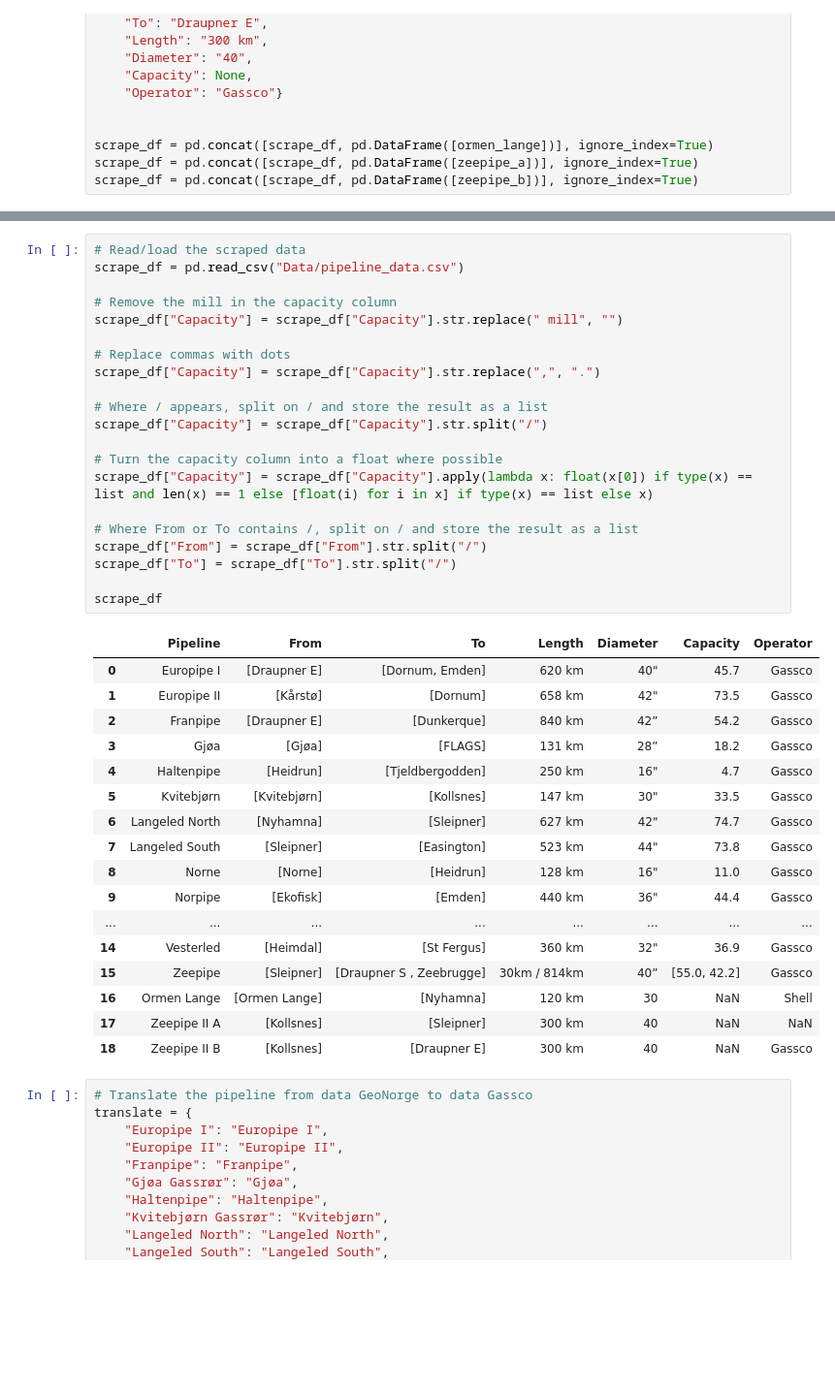
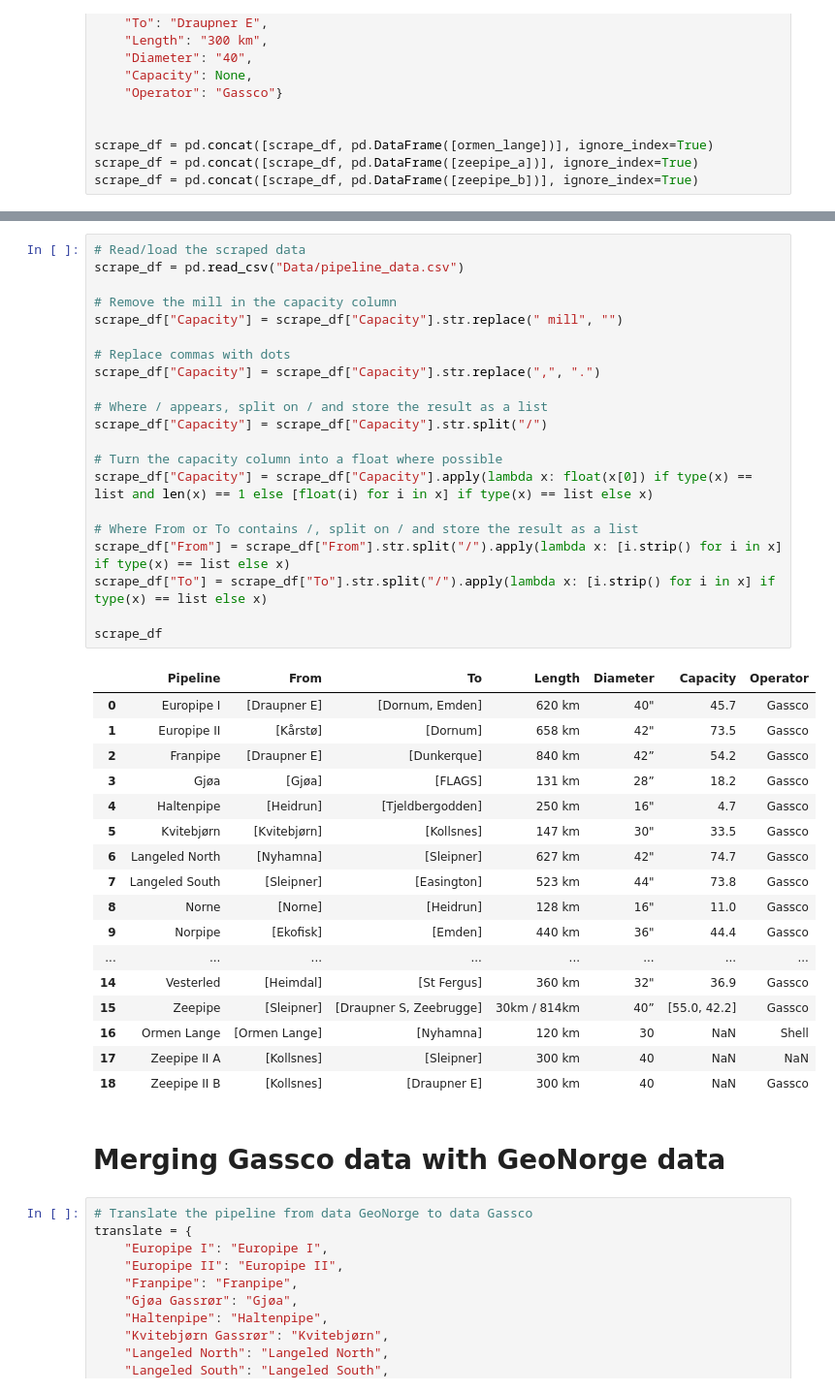
Before and after one commit to berendmarkhorst/secondary_gas_market, a Jupyter notebook: visualize.ipynb, the cells around one changed output, grey strips where cells are left out. Shown at 97% size. Drawn from its saved outputs; the diff is of its cells as text; blank space fills up the shorter version.

```diff
--- a/visualize.ipynb
+++ b/visualize.ipynb
@@ -422,39 +463,41 @@ scrape_df = pd.read_csv("Data/pipeline_data.csv")
 
 # Remove the mill in the capacity column
 scrape_df["Capacity"] = scrape_df["Capacity"].str.replace(" mill", "")
 
 # Replace commas with dots
 scrape_df["Capacity"] = scrape_df["Capacity"].str.replace(",", ".")
 
 # Where / appears, split on / and store the result as a list
 scrape_df["Capacity"] = scrape_df["Capacity"].str.split("/")
 
 # Turn the capacity column into a float where possible
 scrape_df["Capacity"] = scrape_df["Capacity"].apply(lambda x: float(x[0]) if type(x) == list and len(x) == 1 else [float(i) for i in x] if type(x) == list else x)
 
 # Where From or To contains /, split on / and store the result as a list
-scrape_df["From"] = scrape_df["From"].str.split("/")
-scrape_df["To"] = scrape_df["To"].str.split("/")
+scrape_df["From"] = scrape_df["From"].str.split("/").apply(lambda x: [i.strip() for i in x] if type(x) == list else x)
+scrape_df["To"] = scrape_df["To"].str.split("/").apply(lambda x: [i.strip() for i in x] if type(x) == list else x)
 
 scrape_df
 # %% [output]
 |  | Pipeline | From | To | Length | Diameter | Capacity | Operator |
 | 0 | Europipe I | [Draupner E] | [Dornum, Emden] | 620 km | 40" | 45.7 | Gassco |
 | 1 | Europipe II | [Kårstø] | [Dornum] | 658 km | 42" | 73.5 | Gassco |
 | 2 | Franpipe | [Draupner E] | [Dunkerque] | 840 km | 42” | 54.2 | Gassco |
 | 3 | Gjøa | [Gjøa] | [FLAGS] | 131 km | 28” | 18.2 | Gassco |
 | 4 | Haltenpipe | [Heidrun] | [Tjeldbergodden] | 250 km | 16" | 4.7 | Gassco |
 | 5 | Kvitebjørn | [Kvitebjørn] | [Kollsnes] | 147 km | 30" | 33.5 | Gassco |
 | 6 | Langeled North | [Nyhamna] | [Sleipner] | 627 km | 42" | 74.7 | Gassco |
 | 7 | Langeled South | [Sleipner] | [Easington] | 523 km | 44" | 73.8 | Gassco |
 | 8 | Norne | [Norne] | [Heidrun] | 128 km | 16" | 11.0 | Gassco |
 | 9 | Norpipe | [Ekofisk] | [Emden] | 440 km | 36" | 44.4 | Gassco |
 | ... | ... | ... | ... | ... | ... | ... | ... |
 | 14 | Vesterled | [Heimdal] | [St Fergus] | 360 km | 32" | 36.9 | Gassco |
-| 15 | Zeepipe | [Sleipner] | [Draupner S , Zeebrugge] | 30km / 814km | 40” | [55.0, 42.2] | Gassco |
+| 15 | Zeepipe | [Sleipner] | [Draupner S, Zeebrugge] | 30km / 814km | 40” | [55.0, 42.2] | Gassco |
 | 16 | Ormen Lange | [Ormen Lange] | [Nyhamna] | 120 km | 30 | NaN | Shell |
 | 17 | Zeepipe II A | [Kollsnes] | [Sleipner] | 300 km | 40 | NaN | NaN |
 | 18 | Zeepipe II B | [Kollsnes] | [Draupner E] | 300 km | 40 | NaN | Gassco |
+# %% [markdown]
+# Merging Gassco data with GeoNorge data
 # %%
 # Translate the pipeline from data GeoNorge to data Gassco
 translate = {
```
Also changed, not shown: parts of 15 cells of this notebook, 1 other file.
